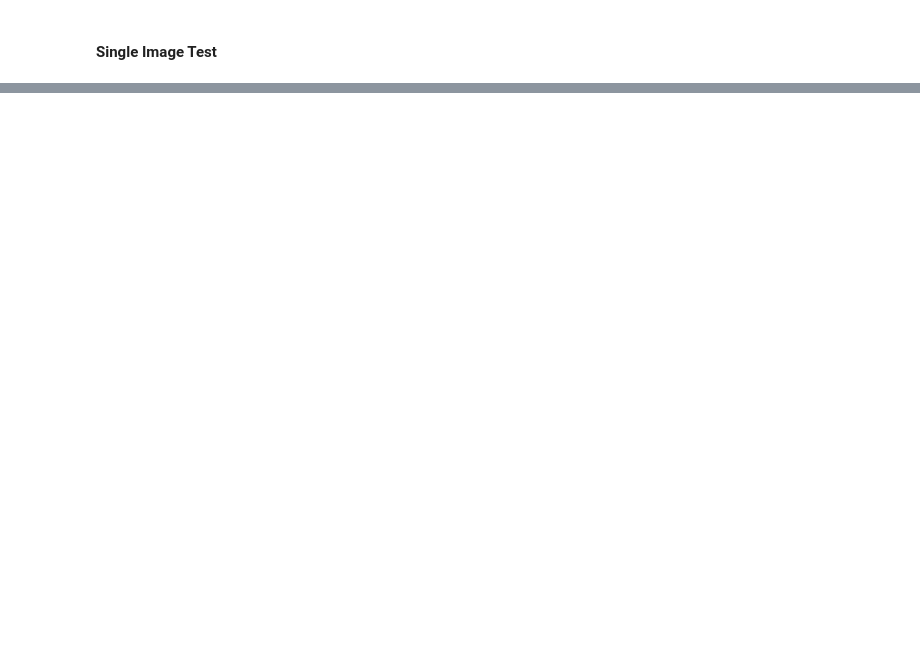
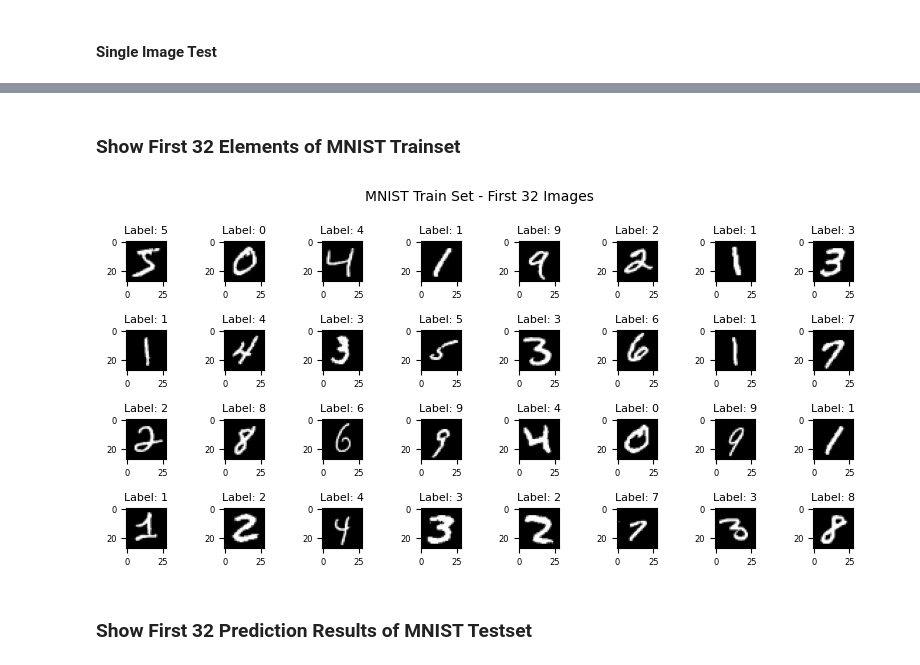
Before and after one commit to jundoopop/opencv-training, a Jupyter notebook: imageProcessing/classification/photo_samples/mnist/mnist_knn_manual.ipynb, the cells around one changed output, grey strips where cells are left out. Drawn from its saved outputs; the diff is of its cells as text; code cells hidden in the pictures; blank space fills up the shorter version.

Commit message:
MNIST Plotting
- mnist_knn_manual.ipynb shows cases of trainsets and results of predictions of each cases through subplots

```diff
--- a/imageProcessing/classification/photo_samples/mnist/mnist_knn_manual.ipynb
+++ b/imageProcessing/classification/photo_samples/mnist/mnist_knn_manual.ipynb
@@ -77,13 +84,18 @@ def predict_single_image(test_image, test_image_label, train_images_set, k):
     nearest_indices, nearest_labels = kNearestNeighbour(test_image, train_images_set, k)
 
     # find frequency of each value
-    result_indices, counts = np.unique(nearest_labels, return_counts=True)
+    nearest_indices, counts = np.unique(nearest_labels, return_counts=True)
     # display each value with highest frequency
-    result_nearest_labels = result_indices[counts == counts.max()]
+    result_nearest_labels = nearest_indices[counts == counts.max()]
 
     # Check if the test label is among the labels of the nearest neighbors
-    return f"Actual label: {test_image_label}, Result: {result_nearest_labels}, Candidates: {nearest_labels}"
-    # Return the most common label
+    # returns the test image label, the predicted label, and 1 if the prediction is correct, 0 otherwise
+    # returns as a type of tuple
+    return (
+        test_image_label,
+        result_nearest_labels[0],
+        1 if test_image_label == result_nearest_labels[0] else 0,
+    )
 # %%
 single_test_image = np.array(testset[0][0]).flatten()
 single_test_image_label = testset[0][1]
@@ -118,0 +104,5 @@ def test_knn_accuracy(test_images, test_labels, train_images, train_labels, k):
+# %%
+single_test_image = np.array(testset[1][0]).flatten()
+single_test_image_label = testset[1][1]
+
+predict_single_image(single_test_image, single_test_image_label, trainset, 11)
@@ -118,0 +111,7 @@ def test_knn_accuracy(test_images, test_labels, train_images, train_labels, k):
+# %%
+# Accuracy in k = 5
+for i in range(50):
+    single_test_image = np.array(testset[i][0]).flatten()
+    single_test_image_label = testset[i][1]
+
+    print(predict_single_image(single_test_image, single_test_image_label, trainset, 5))
@@ -118,0 +136,25 @@ def test_knn_accuracy(test_images, test_labels, train_images, train_labels, k):
+# %% [markdown]
+### Show First 32 Elements of MNIST Trainset
+# %%
+# Define row and column size for the plot
+row, col = 4, 8
+# plot images
+fig, axes = plt.subplots(row, col, figsize=(col, row))
+idx = 0
+# Set the title of the plot
+plt.suptitle(f"MNIST Train Set - First {int(row * col)} Images", fontsize=10)
+for i in range(row):
+    for j in range(col):
+        ax = axes[i, j]
+        # trainset[k][1] : label of the image
+        # trainset[k][0] : the image
+        ax.imshow(trainset[idx][0], cmap="gray")
+        ax.tick_params(axis="both", which="major", labelsize=6)
+        ax.set_title(f"Label: {trainset[idx][1]}", fontsize=8)
+        idx += 1
+
+plt.tight_layout()
+# %% [output]
+[figure, added]
+# %% [markdown]
+### Show First 32 Prediction Results of MNIST Testset
```
Also changed, not shown: parts of 12 cells of this notebook.
